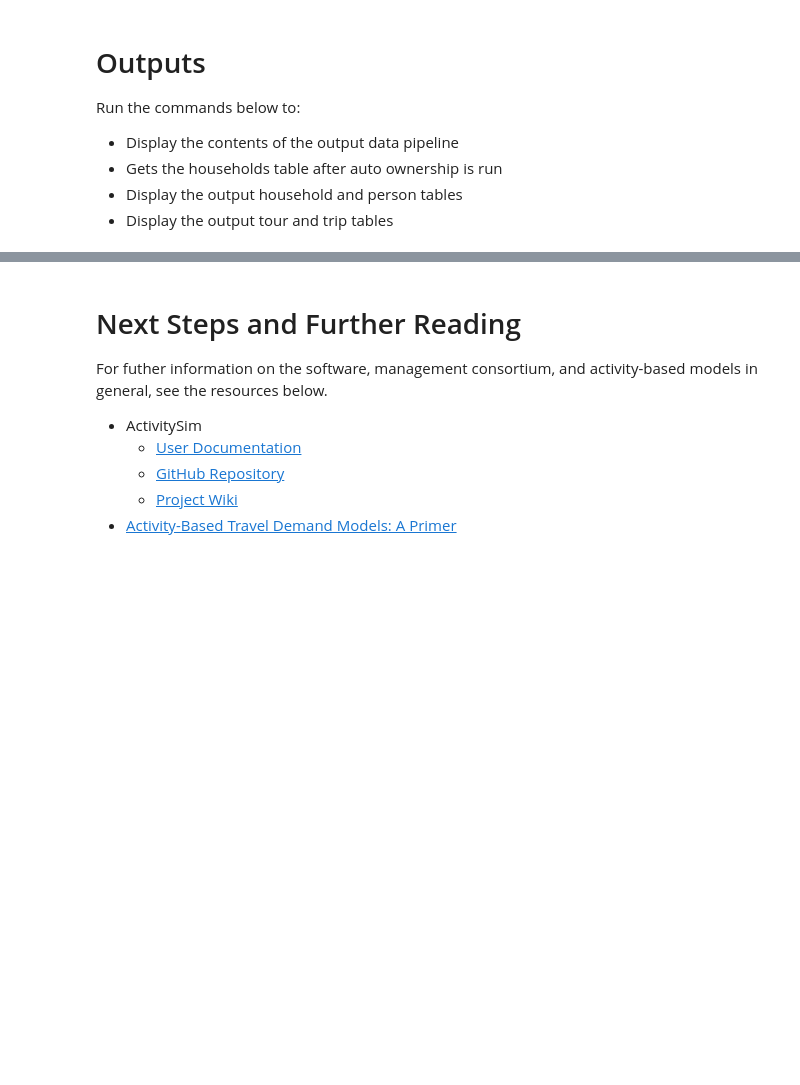
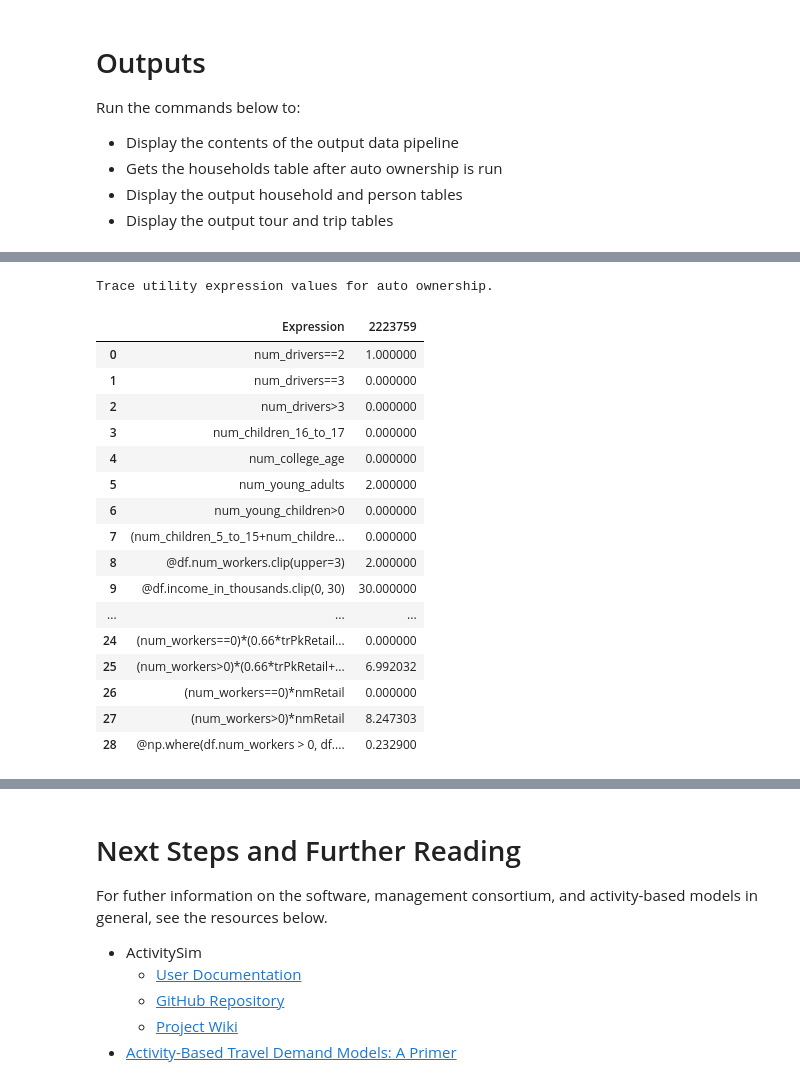
Before and after one commit to xyzjayne/activitysim, a Jupyter notebook: notebooks/getting_started.ipynb, the cells around one changed output, grey strips where cells are left out. Saved outputs shown, nothing was run; the diff lists cells and outputs as text; code cells hidden in the pictures; blank space fills up the shorter version.

```diff
--- a/notebooks/getting_started.ipynb
+++ b/notebooks/getting_started.ipynb
@@ -416,0 +485,22 @@ output trips
+# %%
+print("Trace utility expression values for auto ownership.\n")
+pd.read_csv("output\\trace.auto_ownership_simulate.simple_simulate.eval_mnl.expression_values.csv")
+# %% [output]
+Trace utility expression values for auto ownership.
+|  | Expression | 2223759 |
+| 0 | num_drivers==2 | 1.000000 |
+| 1 | num_drivers==3 | 0.000000 |
+| 2 | num_drivers>3 | 0.000000 |
+| 3 | num_children_16_to_17 | 0.000000 |
+| 4 | num_college_age | 0.000000 |
+| 5 | num_young_adults | 2.000000 |
+| 6 | num_young_children>0 | 0.000000 |
+| 7 | (num_children_5_to_15+num_childre... | 0.000000 |
+| 8 | @df.num_workers.clip(upper=3) | 2.000000 |
+| 9 | @df.income_in_thousands.clip(0, 30) | 30.000000 |
+| ... | ... | ... |
+| 24 | (num_workers==0)*(0.66*trPkRetail... | 0.000000 |
+| 25 | (num_workers>0)*(0.66*trPkRetail+... | 6.992032 |
+| 26 | (num_workers==0)*nmRetail | 0.000000 |
+| 27 | (num_workers>0)*nmRetail | 8.247303 |
+| 28 | @np.where(df.num_workers > 0, df.... | 0.232900 |
```
Also changed, not shown: parts of 37 cells of this notebook, 1 other file.
